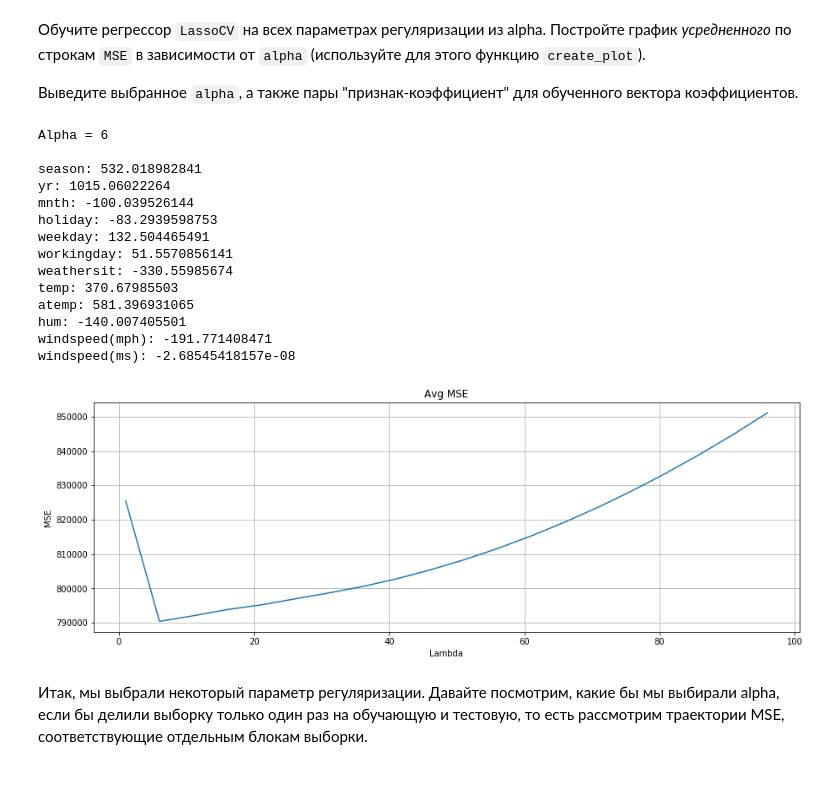
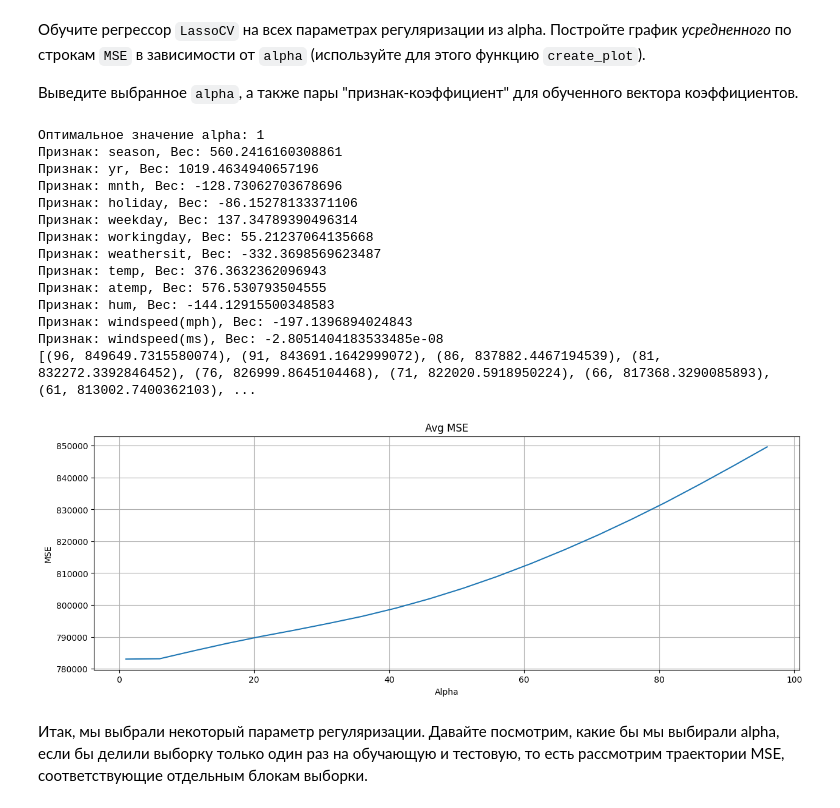
Before and after one commit to evgen-kulik/data_science_hw4, a Jupyter notebook: OverfittingHomeWork.ipynb, the cells around one changed output. Saved outputs shown, nothing was run; the diff lists cells and outputs as text; code cells hidden in the pictures; blank space fills up the shorter version.

```diff
--- a/OverfittingHomeWork.ipynb
+++ b/OverfittingHomeWork.ipynb
@@ -394,8 +395,8 @@ def create_plot(data, title, xlabel, ylabel, figsize=None):
     size = figsize or (15, 5)
     plt.figure(figsize=size)
 
-    x = map(lambda e: e[0], data)
-    y = map(lambda e: e[1], data)
+    x = list(map(lambda e: e[0], data))
+    y = list(map(lambda e: e[1], data))
     plt.plot(x, y)
 
     plt.title(title)
@@ -404,28 +405,41 @@ def create_plot(data, title, xlabel, ylabel, figsize=None):
 
     plt.grid()
     plt.show()
-# %%
-from sklearn.linear_model import LassoCV
-
-alphas = np.arange(1, 100, 5)
-
-regressor = # Put your code here
-# %% [output]
-Alpha = 6
-
-season: 532.018982841
-yr: 1015.06022264
-mnth: -100.039526144
-holiday: -83.2939598753
-weekday: 132.504465491
-workingday: 51.5570856141
-weathersit: -330.55985674
-temp: 370.67985503
-atemp: 581.396931065
-hum: -140.007405501
-windspeed(mph): -191.771408471
-windspeed(ms): -2.68545418157e-08
-[figure, removed]
+# %%
+from sklearn.linear_model import LassoCV
+
+alphas = np.arange(1, 100, 5)
+
+# Создаем и обучаем регрессор LassoCV
+regressor = LassoCV(alphas=alphas, cv=5)  # cv - количество фолдов в кросс-валидации
+regressor.fit(X, y)
+# Оптимальное значение alpha
+optimal_alpha = regressor.alpha_
+print(f'Оптимальное значение alpha: {optimal_alpha}')
+# Выведем пары "признак-коэффициент" для обученного вектора коэффициентов
+for feature, weight in zip(df.columns, regressor.coef_):
+    print(f"Признак: {feature}, Вес: {weight}")
+# Строим график усредненного по строкам MSE в зависимости от alpha
+# Для функции create_plot создадим список кортежей пар 'Alpha' и 'MSE'
+data = list(zip(regressor.alphas_, regressor.mse_path_.mean(axis=1)))
+print(data)
+create_plot(data, 'Avg MSE', 'Alpha', 'MSE')
+# %% [output]
+Оптимальное значение alpha: 1
+Признак: season, Вес: 560.2416160308861
+Признак: yr, Вес: 1019.4634940657196
+Признак: mnth, Вес: -128.73062703678696
+Признак: holiday, Вес: -86.15278133371106
+Признак: weekday, Вес: 137.34789390496314
+Признак: workingday, Вес: 55.21237064135668
+Признак: weathersit, Вес: -332.3698569623487
+Признак: temp, Вес: 376.3632362096943
+Признак: atemp, Вес: 576.530793504555
+Признак: hum, Вес: -144.12915500348583
+Признак: windspeed(mph), Вес: -197.1396894024843
+Признак: windspeed(ms), Вес: -2.8051404183533485e-08
+[(96, 849649.7315580074), (91, 843691.1642999072), (86, 837882.4467194539), (81, 832272.3392846452), (76, 826999.8645104468), (71, 822020.5918950224), (66, 817368.3290085893), (61, 813002.7400362103), ...
+[figure, added]
 # %% [markdown]
 Итак, мы выбрали некоторый параметр регуляризации. Давайте посмотрим, какие бы мы выбирали alpha, если бы делили выборку только один раз на обучающую и тестовую, то есть рассмотрим траектории MSE, соответствующие отдельным блокам выборки.
 # %% [markdown]
```
Also changed, not shown: parts of 3 cells of this notebook, 1 other file.
